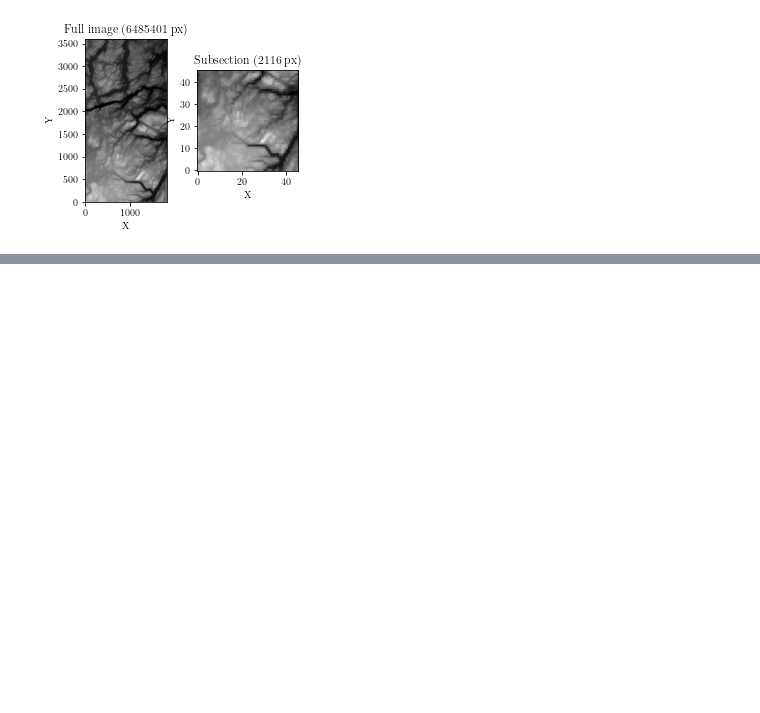
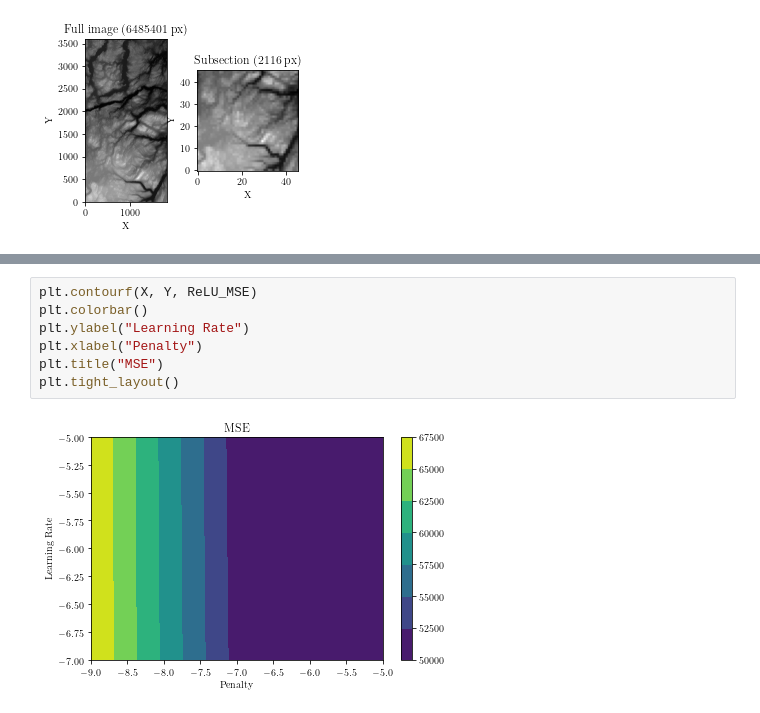
Before and after one commit to nicholaskarlsen/FYS-STK4155, a Jupyter notebook: project_2/notebooks/Terrain_grid_search.ipynb, the cells around one changed output, grey strips where cells are left out. Drawn from its saved outputs; the diff is of its cells as text; blank space fills up the shorter version.

```diff
--- a/project_2/notebooks/Terrain_grid_search.ipynb
+++ b/project_2/notebooks/Terrain_grid_search.ipynb
@@ -247,0 +220,9 @@ Initializing weights using: He
+# %%
+plt.contourf(X, Y, ReLU_MSE)
+plt.colorbar()
+plt.ylabel("Learning Rate")
+plt.xlabel("Penalty")
+plt.title("MSE")
+plt.tight_layout()
+# %% [output]
+[figure, added]
```
Also changed, not shown: parts of 12 cells of this notebook, 5 other files.
